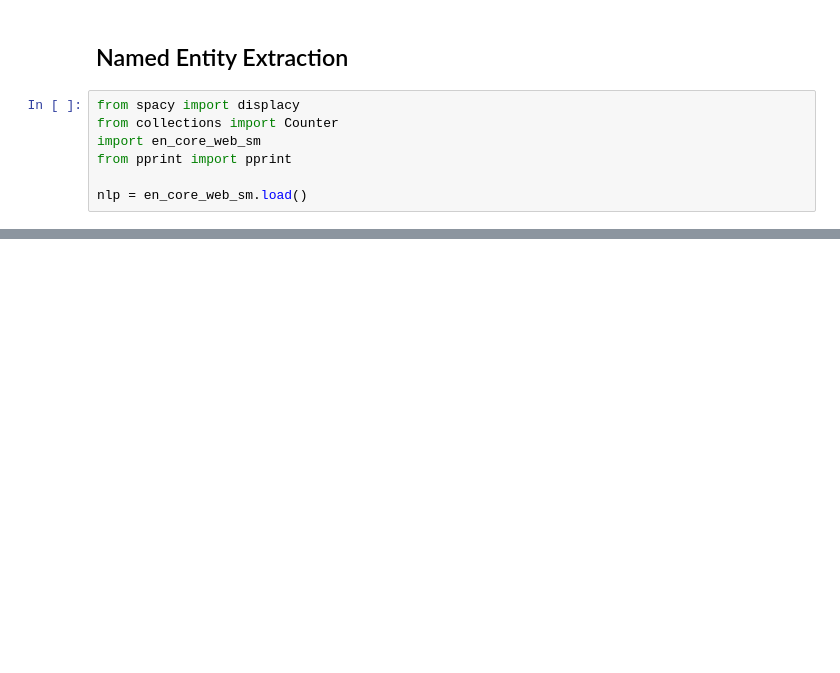
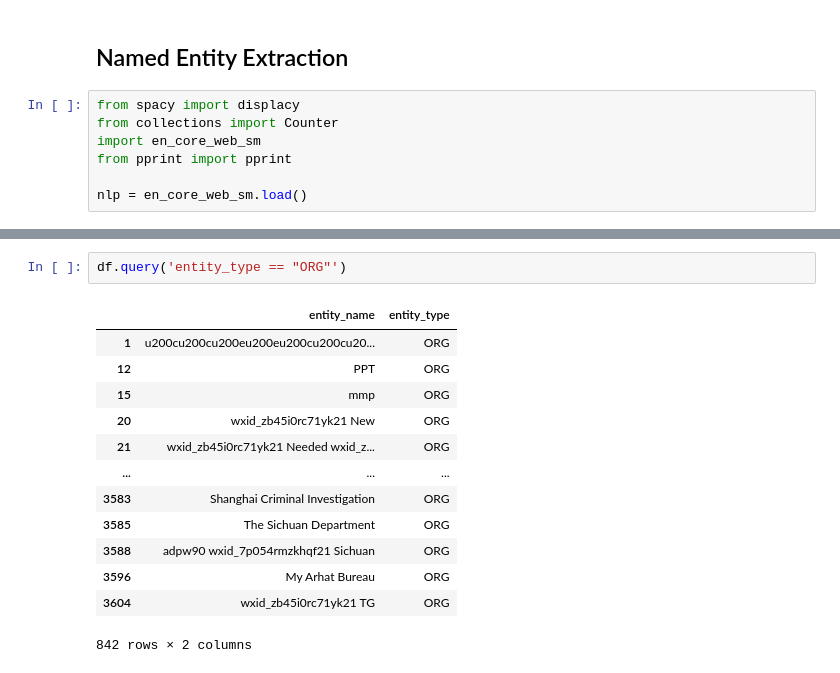
Before and after one commit to gbikram/Jupyter-Threat-Intel, a Jupyter notebook: iSoon_Leak/isoon_word_cloud.ipynb, the cells around one changed output, grey strips where cells are left out. Drawn from its saved outputs; the diff is of its cells as text; blank space fills up the shorter version.

```diff
--- a/iSoon_Leak/isoon_word_cloud.ipynb
+++ b/iSoon_Leak/isoon_word_cloud.ipynb
@@ -126,0 +143,16 @@ df
+# %%
+df.query('entity_type == "ORG"')
+# %% [output]
+|  | entity_name | entity_type |
+| 1 | u200cu200cu200eu200eu200cu200cu20... | ORG |
+| 12 | PPT | ORG |
+| 15 | mmp | ORG |
+| 20 | wxid_zb45i0rc71yk21 New | ORG |
+| 21 | wxid_zb45i0rc71yk21 Needed wxid_z... | ORG |
+| ... | ... | ... |
+| 3583 | Shanghai Criminal Investigation | ORG |
+| 3585 | The Sichuan Department | ORG |
+| 3588 | adpw90 wxid_7p054rmzkhqf21 Sichuan | ORG |
+| 3596 | My Arhat Bureau | ORG |
+| 3604 | wxid_zb45i0rc71yk21 TG | ORG |
+842 rows × 2 columns
```
Also changed, not shown: parts of 5 cells of this notebook.
